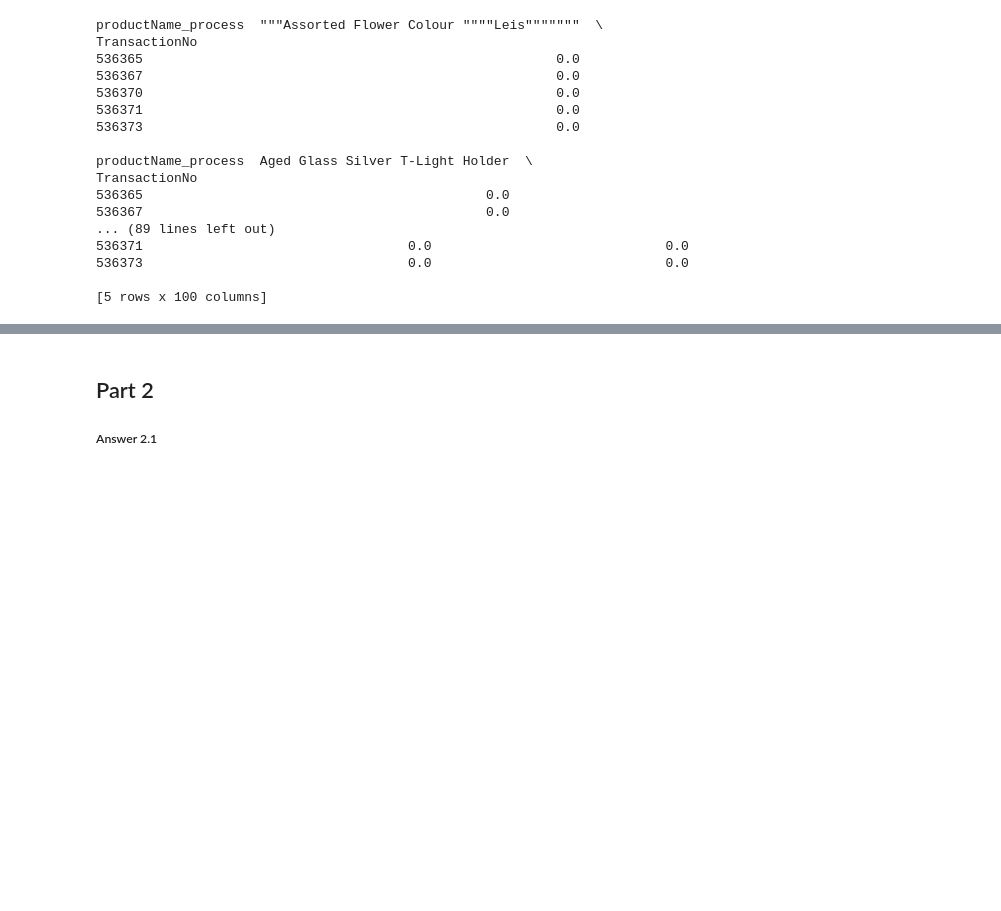
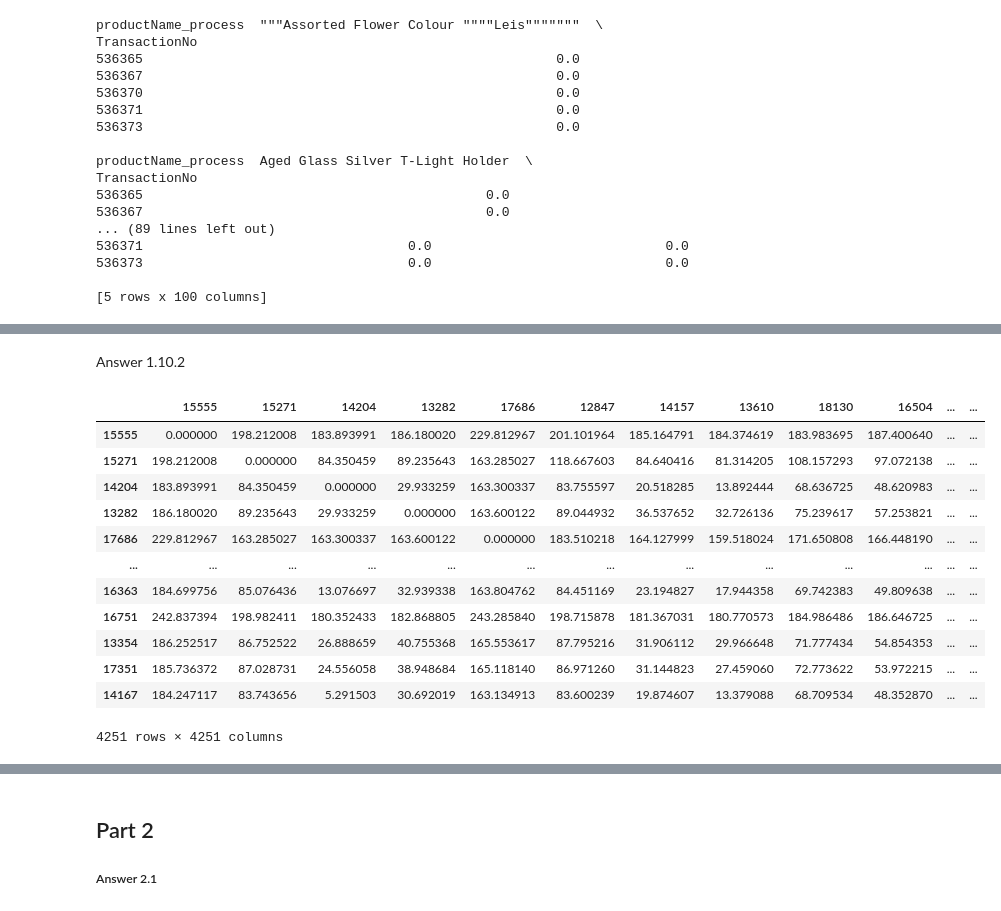
Before and after one commit to VourltazScriptSkid/assignmenttask2, a Jupyter notebook: SIT742AssignmentTask2.ipynb, the cells around one changed output, grey strips where cells are left out. Saved outputs shown, nothing was run; the diff lists cells and outputs as text; code cells hidden in the pictures; blank space fills up the shorter version.

```diff
--- a/SIT742AssignmentTask2.ipynb
+++ b/SIT742AssignmentTask2.ipynb
@@ -568,0 +606,18 @@ rules_3.to_csv('/association_rules_example_3.csv', index=False)
+# %%
+# filter df to exclude values of quantity less than zero
+df2 = df.filter(df['Quantity'] > 0)
+
+# aggregate productName_process by sum of quantity as total_qty
+product_qty_agg = df2.groupBy('productName_process').agg(sum('quantity').alias('total_qty'))
+
+# subset product_qty_agg to collect the first 100 products by total_qty
+subset_agg_df = product_qty_agg.orderBy('total_qty', ascending=False).limit(100).select('productName_process').rdd.flatMap(lambda x: x).collect()
+
+# filter for the top 100 products
+top_100_products_df = df2.filter(df2['productName_process'].isin(subset_agg_df))
+
+# group by CustomerNo and pivot datafrane to have productName_process values as columns
+customer_product_df = top_100_products_df.groupBy('CustomerNo').pivot('productName_process', subset_agg_df).agg(sum('quantity')).fillna(0)
+
+# display the first ten records from customer_product_df
+customer_product_df.show(10)
@@ -568,0 +642,33 @@ rules_3.to_csv('/association_rules_example_3.csv', index=False)
+# %% [markdown]
+Answer 1.10.2
+# %%
+from sklearn.metrics.pairwise import euclidean_distances
+
+# convert to Pandas DataFrame
+customer_product_pd_df = customer_product_df.toPandas().set_index('CustomerNo')
+
+# store customerno index
+idx = customer_product_pd_df.index
+
+# calculate euclidian distances using scikit-learn euclidean_distances | https://scikit-learn.org/0.16/modules/generated/sklearn.metrics.pairwise.euclidean_distances.html
+customer_product_distances_df = pd.DataFrame(euclidean_distances(customer_product_pd_df, customer_product_pd_df), index=idx, columns=idx)
+
+# remove multi-index by setting name to none
+customer_product_distances_df.index.name = None
+
+# display N*N matrix distances
+customer_product_distances_df
+# %% [output]
+|  | 15555 | 15271 | 14204 | 13282 | 17686 | 12847 | 14157 | 13610 | 18130 | 16504 | ... | ... |
+| 15555 | 0.000000 | 198.212008 | 183.893991 | 186.180020 | 229.812967 | 201.101964 | 185.164791 | 184.374619 | 183.983695 | 187.400640 | ... | ... |
+| 15271 | 198.212008 | 0.000000 | 84.350459 | 89.235643 | 163.285027 | 118.667603 | 84.640416 | 81.314205 | 108.157293 | 97.072138 | ... | ... |
+| 14204 | 183.893991 | 84.350459 | 0.000000 | 29.933259 | 163.300337 | 83.755597 | 20.518285 | 13.892444 | 68.636725 | 48.620983 | ... | ... |
+| 13282 | 186.180020 | 89.235643 | 29.933259 | 0.000000 | 163.600122 | 89.044932 | 36.537652 | 32.726136 | 75.239617 | 57.253821 | ... | ... |
+| 17686 | 229.812967 | 163.285027 | 163.300337 | 163.600122 | 0.000000 | 183.510218 | 164.127999 | 159.518024 | 171.650808 | 166.448190 | ... | ... |
+| ... | ... | ... | ... | ... | ... | ... | ... | ... | ... | ... | ... | ... |
+| 16363 | 184.699756 | 85.076436 | 13.076697 | 32.939338 | 163.804762 | 84.451169 | 23.194827 | 17.944358 | 69.742383 | 49.809638 | ... | ... |
+| 16751 | 242.837394 | 198.982411 | 180.352433 | 182.868805 | 243.285840 | 198.715878 | 181.367031 | 180.770573 | 184.986486 | 186.646725 | ... | ... |
+| 13354 | 186.252517 | 86.752522 | 26.888659 | 40.755368 | 165.553617 | 87.795216 | 31.906112 | 29.966648 | 71.777434 | 54.854353 | ... | ... |
+| 17351 | 185.736372 | 87.028731 | 24.556058 | 38.948684 | 165.118140 | 86.971260 | 31.144823 | 27.459060 | 72.773622 | 53.972215 | ... | ... |
+| 14167 | 184.247117 | 83.743656 | 5.291503 | 30.692019 | 163.134913 | 83.600239 | 19.874607 | 13.379088 | 68.709534 | 48.352870 | ... | ... |
+4251 rows × 4251 columns
```
Also changed, not shown: parts of 17 cells of this notebook.
